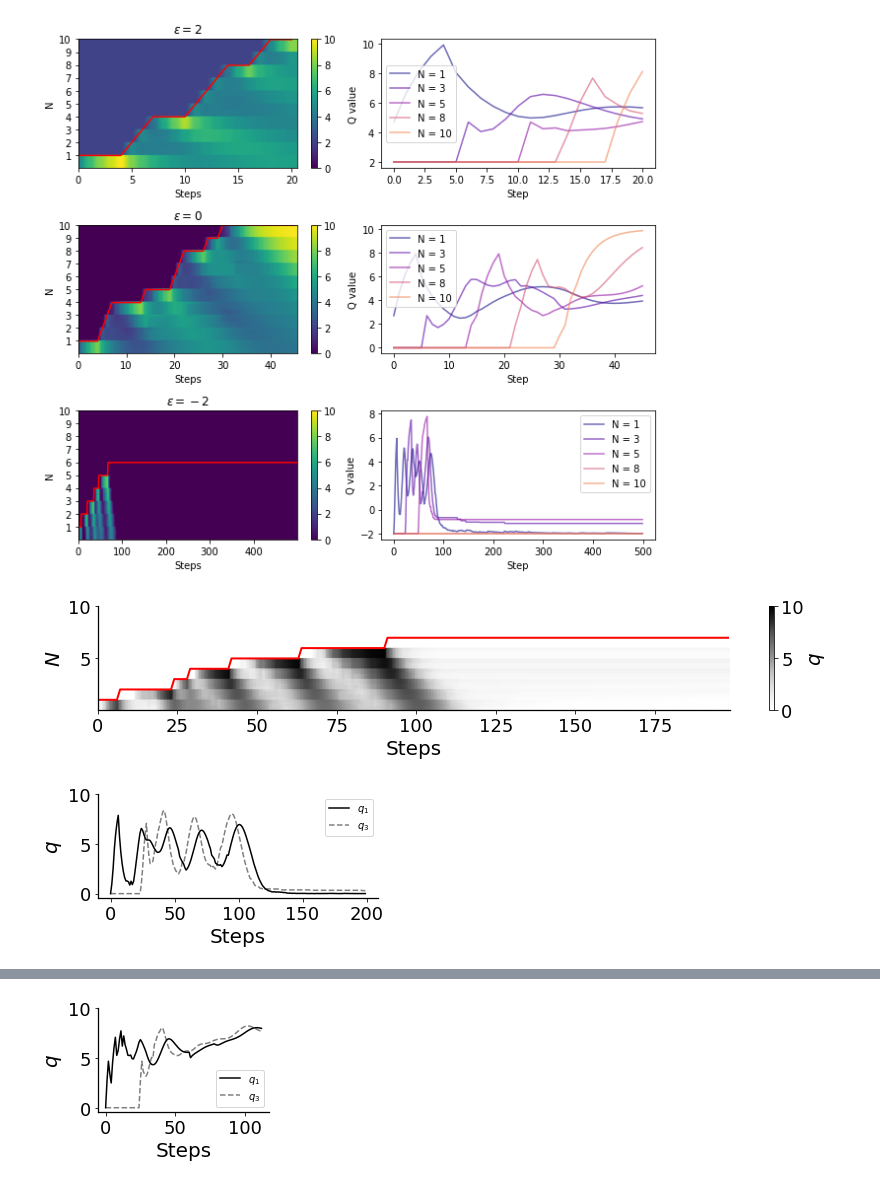
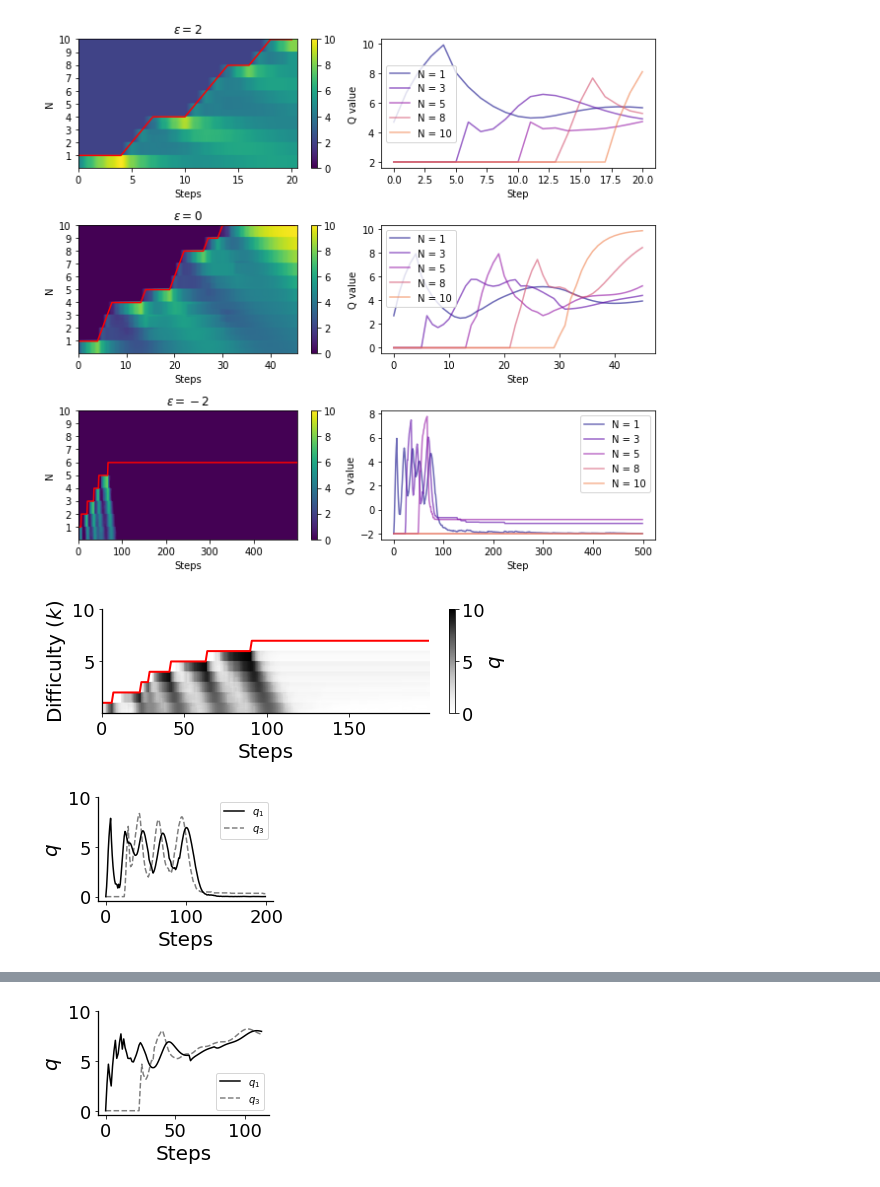
Before and after one commit to wtong98/automated-curriculum-learning, a Jupyter notebook: binary_env/paper_fig/notebook/plotter.ipynb, the cells around one changed output, grey strips where cells are left out. Saved outputs shown, nothing was run; the diff lists cells and outputs as text; code cells hidden in the pictures.

Commit message:
Finalize plotting notebook

```diff
--- a/binary_env/paper_fig/notebook/plotter.ipynb
+++ b/binary_env/paper_fig/notebook/plotter.ipynb
@@ -284,7 +284,7 @@ def plot_traj_and_qr_spec(traj, qr, eps, N, n_step=1, ax=None, save_path=None):
         ax = plt.gca()
 
     fig = plt.gcf()
-    fig.set_size_inches((12, 2.5))
+    fig.set_size_inches((6.8, 2.5))
     qr = np.array(qr)
     qr = np.flip(qr.T, axis=0)
     im = ax.imshow(qr, aspect='auto', vmin=0, vmax=10, cmap='Greys')
@@ -301,35 +301,35 @@ def plot_traj_and_qr_spec(traj, qr, eps, N, n_step=1, ax=None, save_path=None):
     ax.spines['right'].set_visible(False)
     ax.spines['bottom'].set_linewidth(1.25)
     ax.spines['left'].set_linewidth(1.25)
     ax.tick_params(labelsize = 18)
-    ax.set_ylabel(r"$N$", fontsize = 20)
+    ax.set_ylabel(r"Difficulty $(k)$", fontsize = 20)
     ax.set_xlabel(r"Steps", fontsize = 20)
 
     cb = fig.colorbar(mappable = im)
     cb.ax.tick_params(labelsize=18)
     cb.set_ticks([0,5,10])
     cb.set_label("$q$", fontsize = 20)
 
     fig.tight_layout()
 
     if save_path:
         plt.savefig(save_path)
 
 np.random.seed(4)
 
 N = 10
 eps_s = [-2]
 
 for i, eps in enumerate(eps_s):
     traj, info = run_inc_cont(eps=eps, goal_length=N)
 
     traj = traj[:200]
     qrs = np.array(info['qr'])[:200,:]
     plot_traj_and_qr_spec(traj, qrs, eps, N, n_step=100)
     plt.savefig('fig/incremental_qs.svg')
     plt.show()
 # %% [output]
-[figure, old version]
+[figure, new version]
 # %%
 def plot_traj_slices(qr, eps, n_steps=1):
     qr = np.array(qr) + eps
@@ -339,7 +339,7 @@ def plot_traj_slices(qr, eps, n_steps=1):
     # for i in [0, 2, 4, 7, 9]:
     #     ax.plot(qr[:,i*n_steps + n_steps - 1], label=f'N = {i+1}', color=cmap(i/13), alpha=0.6)
 
-    fig,ax = plt.subplots(1,1,figsize = (5,2.5))
+    fig,ax = plt.subplots(1,1,figsize = (3,2.5))
     ax.plot(qr[:,0],'k-',lw=1.5,label = r"$q_1$")
     ax.plot(qr[:,200],'k--',lw = 1.5,alpha = 0.5,label = r"$q_3$")
 
@@ -366,7 +366,8 @@ for ie,eps in enumerate(epss):
     plot_traj_slices(qrs, eps)
 
     plt.savefig('fig/inc_traj_slice.svg')
+    plt.gcf().set_size_inches(4, 2.5)
     plt.show()
 # %% [output]
-[figure, old version]
+[figure, new version]
 # %%
```
Also changed, not shown: parts of 7 cells of this notebook, 2 other files.
